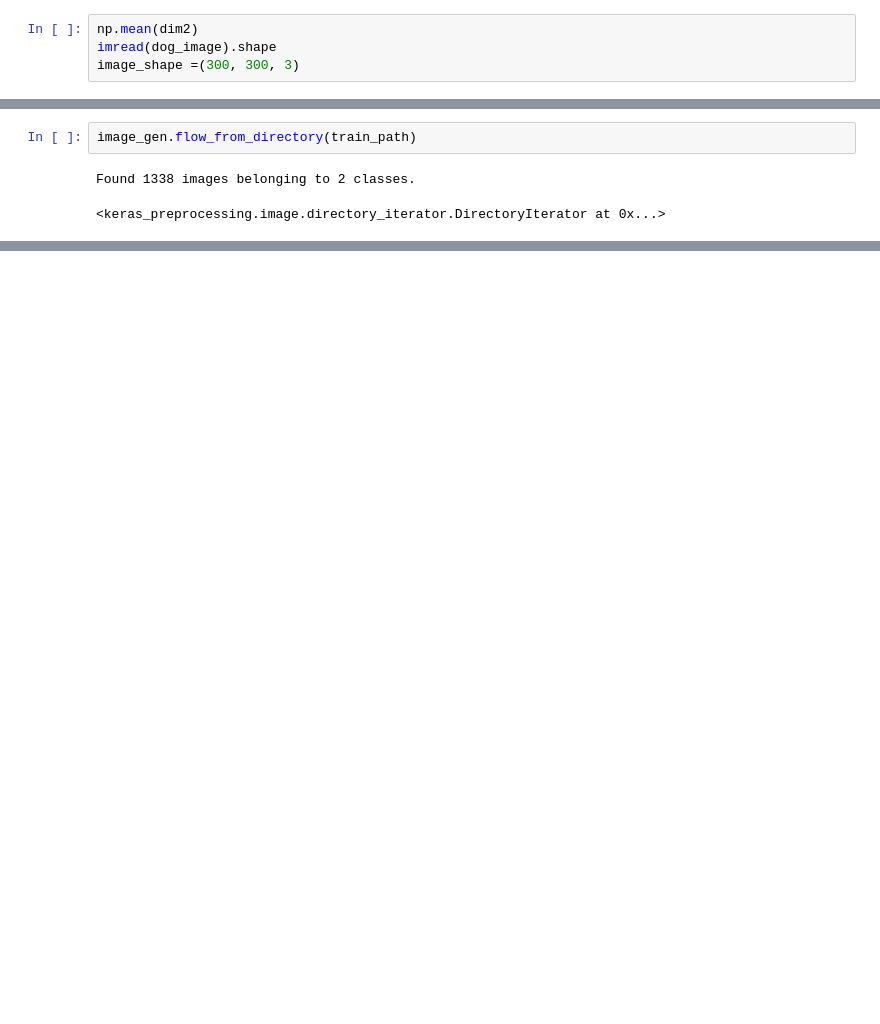
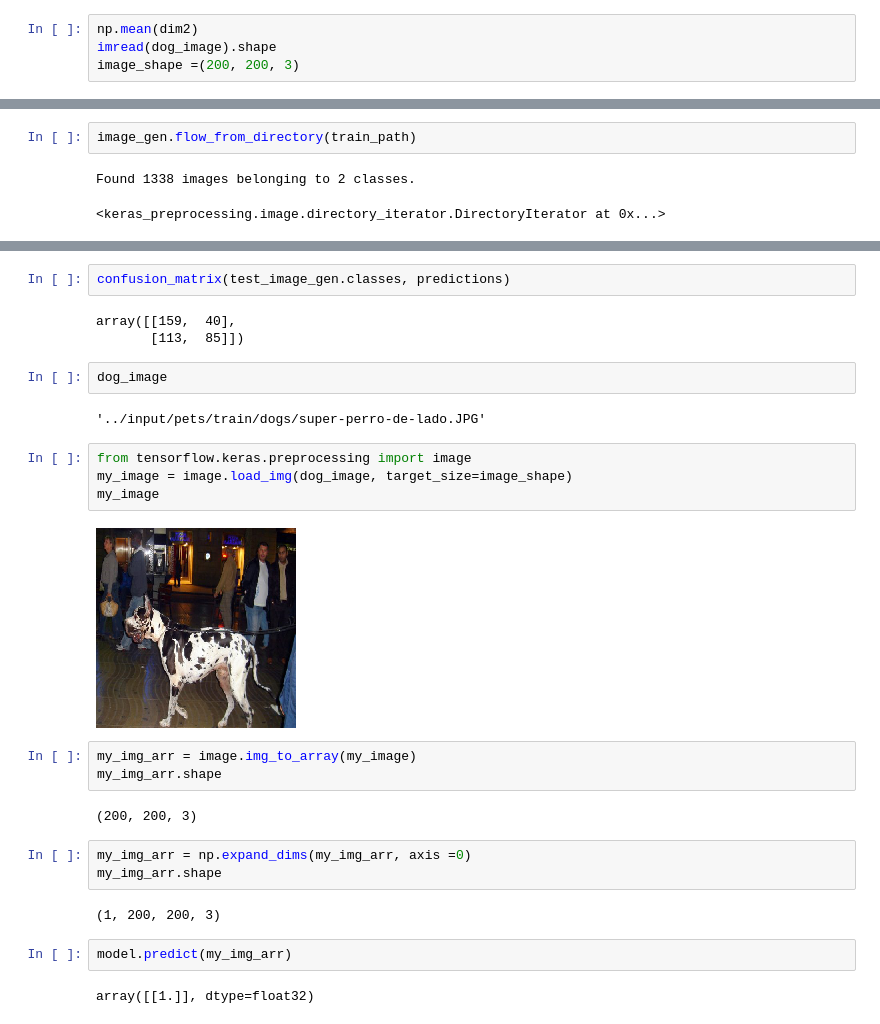
Before and after one commit to dan393/Dissertation, a Jupyter notebook: Code/dissertation/Pets.ipynb, the cells around one changed output, grey strips where cells are left out. Cells and saved outputs as stored; diff of their text form; blank space fills up the shorter version.

```diff
--- a/Code/dissertation/Pets.ipynb
+++ b/Code/dissertation/Pets.ipynb
@@ -71,6 +82,6 @@ sns.jointplot(dim1, dim2)
 # %%
 np.mean(dim2)
 imread(dog_image).shape
-image_shape =(300, 300, 3)
+image_shape =(200, 200, 3)
 # %%
 from tensorflow.keras.preprocessing.image import ImageDataGenerator
@@ -168,0 +245,29 @@ Epoch 3/20
+# %%
+confusion_matrix(test_image_gen.classes, predictions)
+# %% [output]
+array([[159,  40],
+       [113,  85]])
+# %%
+dog_image
+# %% [output]
+'../input/pets/train/dogs/super-perro-de-lado.JPG'
+# %%
+from tensorflow.keras.preprocessing import image
+my_image = image.load_img(dog_image, target_size=image_shape)
+my_image
+# %% [output]
+[figure, added]
+# %%
+my_img_arr = image.img_to_array(my_image)
+my_img_arr.shape
+# %% [output]
+(200, 200, 3)
+# %%
+my_img_arr = np.expand_dims(my_img_arr, axis =0)
+my_img_arr.shape
+# %% [output]
+(1, 200, 200, 3)
+# %%
+model.predict(my_img_arr)
+# %% [output]
+array([[1.]], dtype=float32)
```
Also changed, not shown: parts of 20 cells of this notebook.
